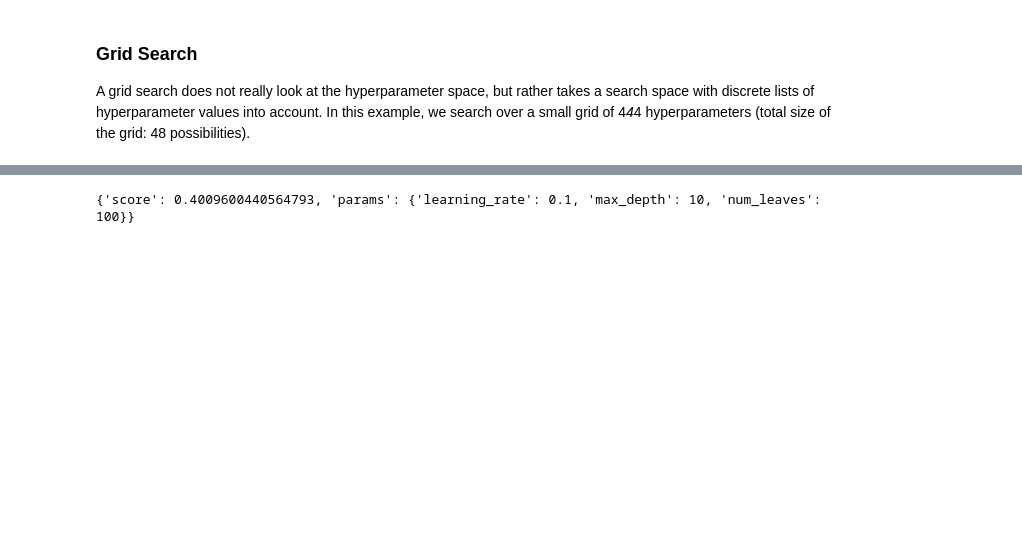
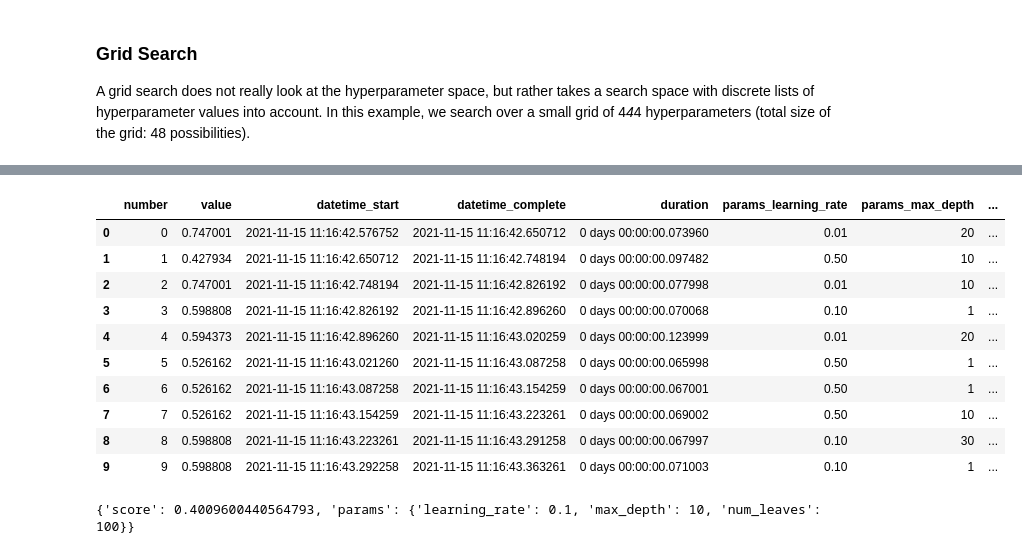
Before and after one commit to datarootsio/tutorial-hyperparameter-optimization, a Jupyter notebook: tutorial_notebook.ipynb, the cells around one changed output, grey strips where cells are left out. Drawn from its saved outputs; the diff is of its cells as text; code cells hidden in the pictures; blank space fills up the shorter version.

```diff
--- a/tutorial_notebook.ipynb
+++ b/tutorial_notebook.ipynb
@@ -284,3 +268,18 @@ Wall time: 7.2 s
+# %%
+df_gridsearch = study_gridsearch.trials_dataframe()
+df_gridsearch.head(10)
+# %% [output]
+|  | number | value | datetime_start | datetime_complete | duration | params_learning_rate | params_max_depth | ... |
+| 0 | 0 | 0.747001 | 2021-11-15 11:16:42.576752 | 2021-11-15 11:16:42.650712 | 0 days 00:00:00.073960 | 0.01 | 20 | ... |
+| 1 | 1 | 0.427934 | 2021-11-15 11:16:42.650712 | 2021-11-15 11:16:42.748194 | 0 days 00:00:00.097482 | 0.50 | 10 | ... |
+| 2 | 2 | 0.747001 | 2021-11-15 11:16:42.748194 | 2021-11-15 11:16:42.826192 | 0 days 00:00:00.077998 | 0.01 | 10 | ... |
+| 3 | 3 | 0.598808 | 2021-11-15 11:16:42.826192 | 2021-11-15 11:16:42.896260 | 0 days 00:00:00.070068 | 0.10 | 1 | ... |
+| 4 | 4 | 0.594373 | 2021-11-15 11:16:42.896260 | 2021-11-15 11:16:43.020259 | 0 days 00:00:00.123999 | 0.01 | 20 | ... |
+| 5 | 5 | 0.526162 | 2021-11-15 11:16:43.021260 | 2021-11-15 11:16:43.087258 | 0 days 00:00:00.065998 | 0.50 | 1 | ... |
+| 6 | 6 | 0.526162 | 2021-11-15 11:16:43.087258 | 2021-11-15 11:16:43.154259 | 0 days 00:00:00.067001 | 0.50 | 1 | ... |
+| 7 | 7 | 0.526162 | 2021-11-15 11:16:43.154259 | 2021-11-15 11:16:43.223261 | 0 days 00:00:00.069002 | 0.50 | 10 | ... |
+| 8 | 8 | 0.598808 | 2021-11-15 11:16:43.223261 | 2021-11-15 11:16:43.291258 | 0 days 00:00:00.067997 | 0.10 | 30 | ... |
+| 9 | 9 | 0.598808 | 2021-11-15 11:16:43.292258 | 2021-11-15 11:16:43.363261 | 0 days 00:00:00.071003 | 0.10 | 1 | ... |
 # %%
 gridsearch = {'score': study_gridsearch.best_value, 'params': study_gridsearch.best_params}
 print(gridsearch)
```
Also changed, not shown: parts of 19 cells of this notebook.
